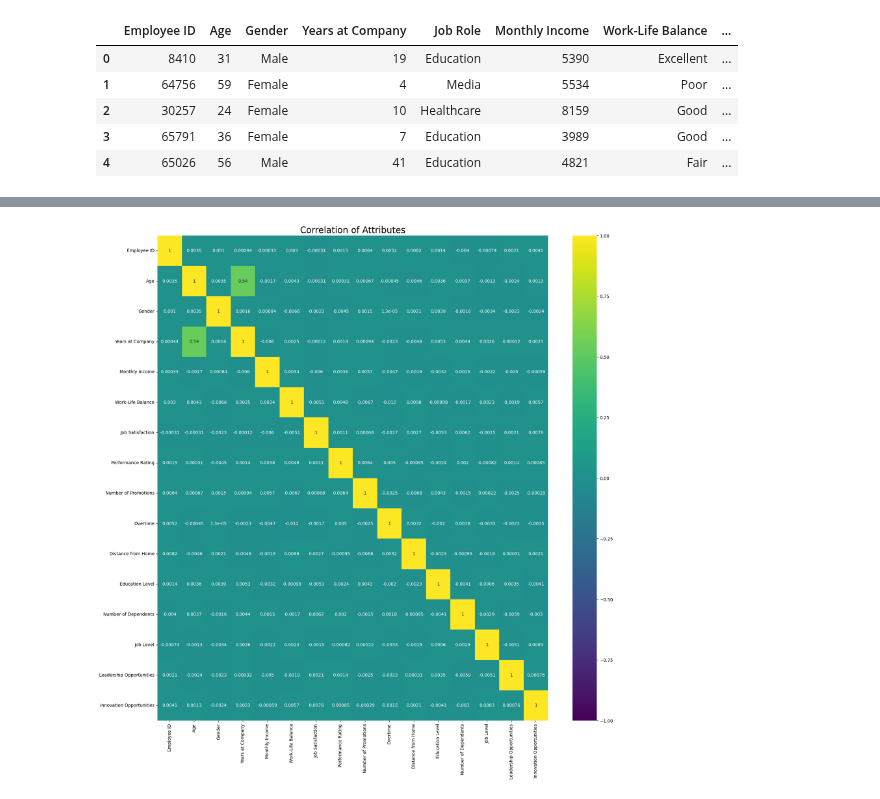
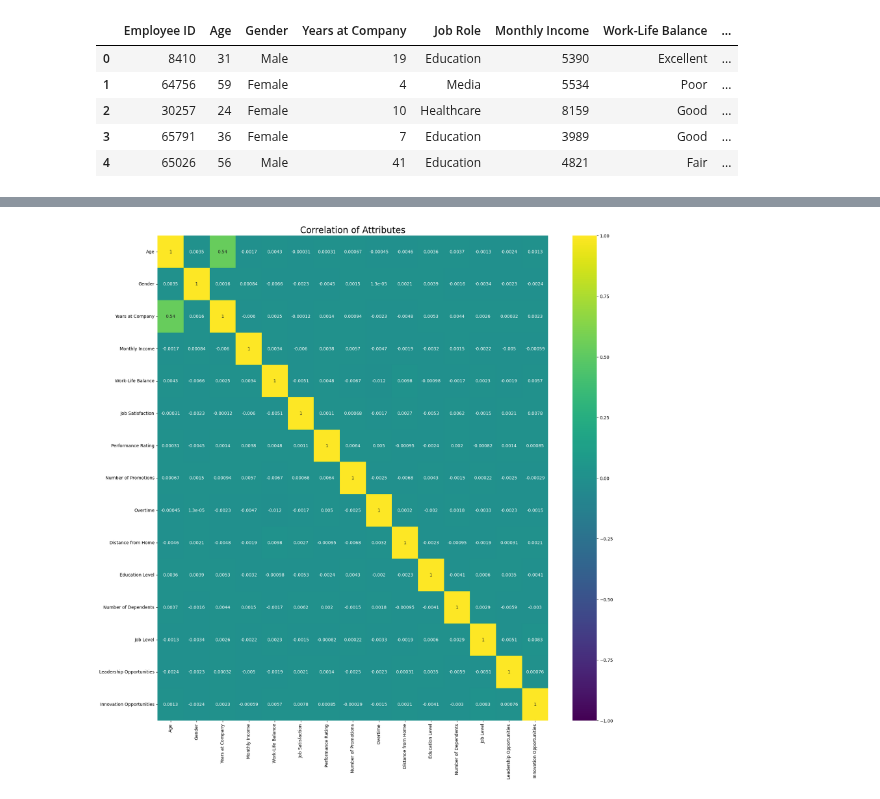
Before and after one commit to hansi-2000/HR-Project_ML, a Jupyter notebook: EMP_Attrition_rate.ipynb, the cells around one changed output, grey strips where cells are left out. Cells and saved outputs as stored; diff of their text form; code cells hidden in the pictures.

```diff
--- a/EMP_Attrition_rate.ipynb
+++ b/EMP_Attrition_rate.ipynb
@@ -187,9 +183,11 @@ emp_data.head()
 # %%
+emp_data = emp_data.drop(columns=['Employee ID'])
+
 num_cols = [n for n in emp_data.columns if emp_data[n].dtypes!='O']
 colormap = plt.cm.viridis
 plt.figure(figsize=(20,20))
 plt.title('Correlation of Attributes', size=20)
 ax = sns.heatmap(emp_data[num_cols].corr(), cmap=colormap, annot=True, vmin=-1, vmax=1)
 plt.show()
 # %% [output]
-[figure, old version]
+[figure, new version]
```
Also changed, not shown: parts of 5 cells of this notebook.
